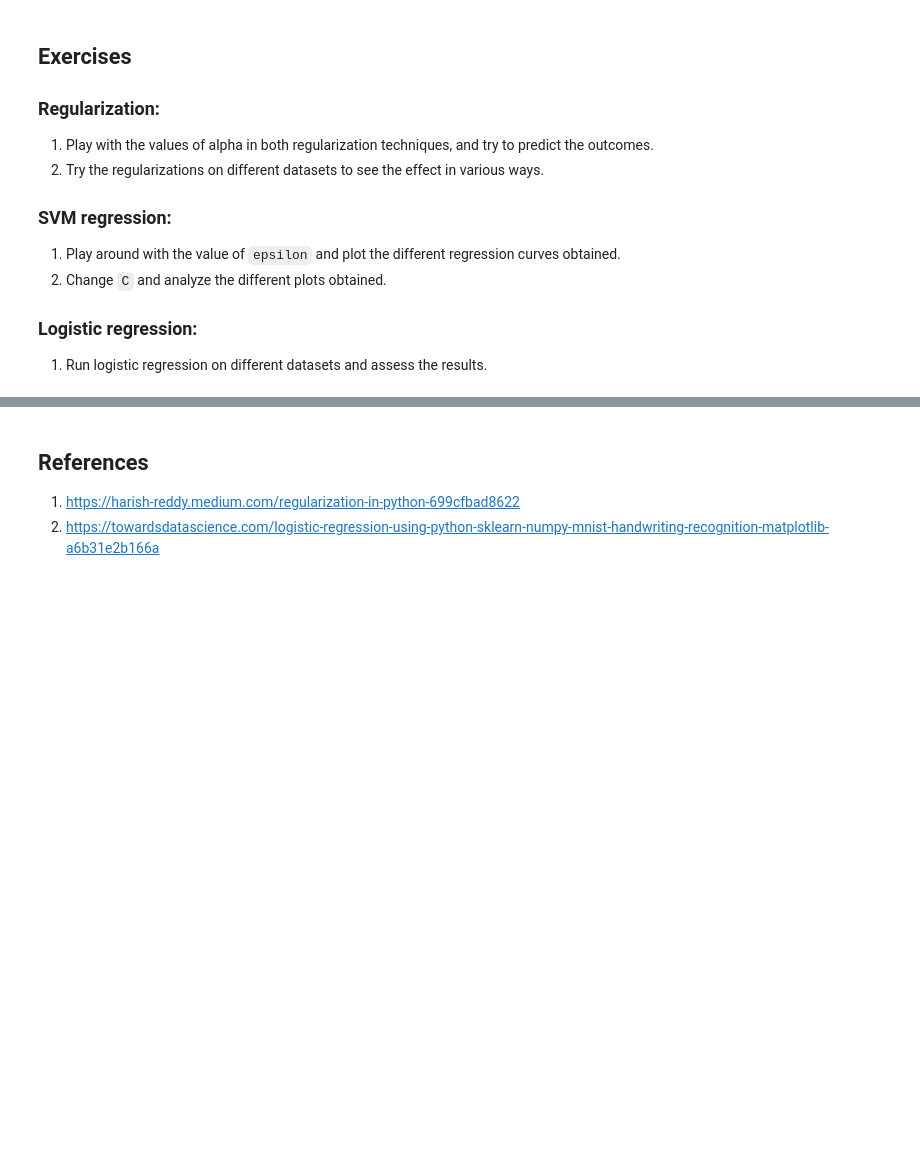
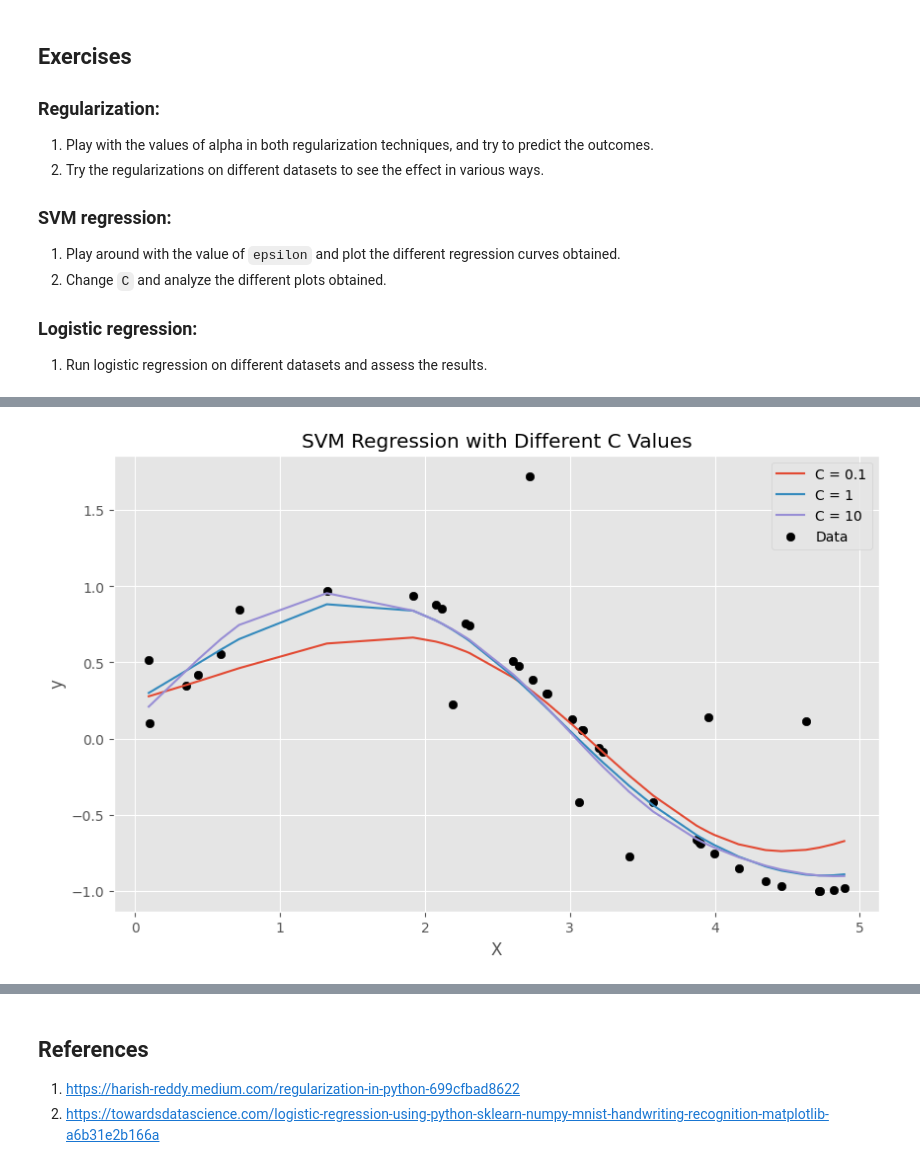
Before and after one commit to VyjayantiN/FMML-Projects-Assignments-2023, a Jupyter notebook: Regression_Lab_3.ipynb, the cells around one changed output, grey strips where cells are left out. Cells and saved outputs as stored; diff of their text form; code cells hidden in the pictures; blank space fills up the shorter version.

```diff
--- a/Regression_Lab_3.ipynb
+++ b/Regression_Lab_3.ipynb
@@ -647,0 +840,18 @@ plt.title(all_sample_title, size = 15);
+# %%
+# Question 2-  Fit regression model with SVM using different C values
+C_values = [0.1, 1, 10]
+plt.figure(figsize=(10, 6))
+for C in C_values:
+    svr = SVR(kernel='rbf', C=C)
+    svr.fit(X, y)
+    y_pred = svr.predict(X)
+    plt.plot(X, y_pred, label='C = {}'.format(C))
+
+plt.scatter(X, y, color='black', label='Data')
+plt.xlabel('X')
+plt.ylabel('y')
+plt.title('SVM Regression with Different C Values')
+plt.legend()
+plt.show()
+# %% [output]
+[figure, added]
```
Also changed, not shown: parts of 5 cells of this notebook.
